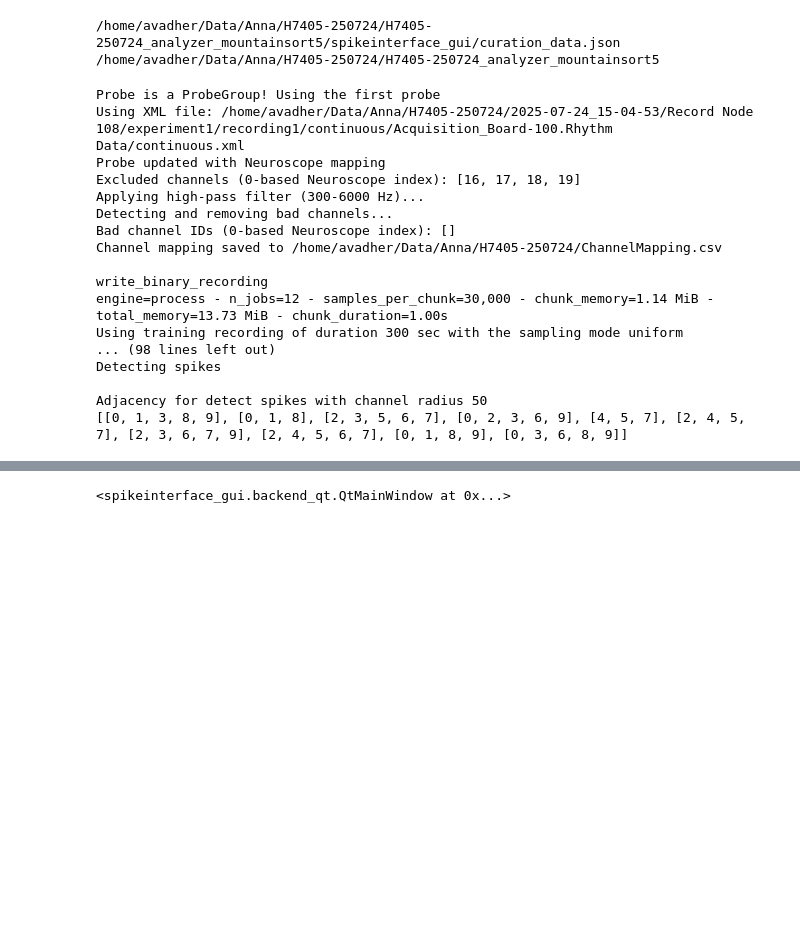
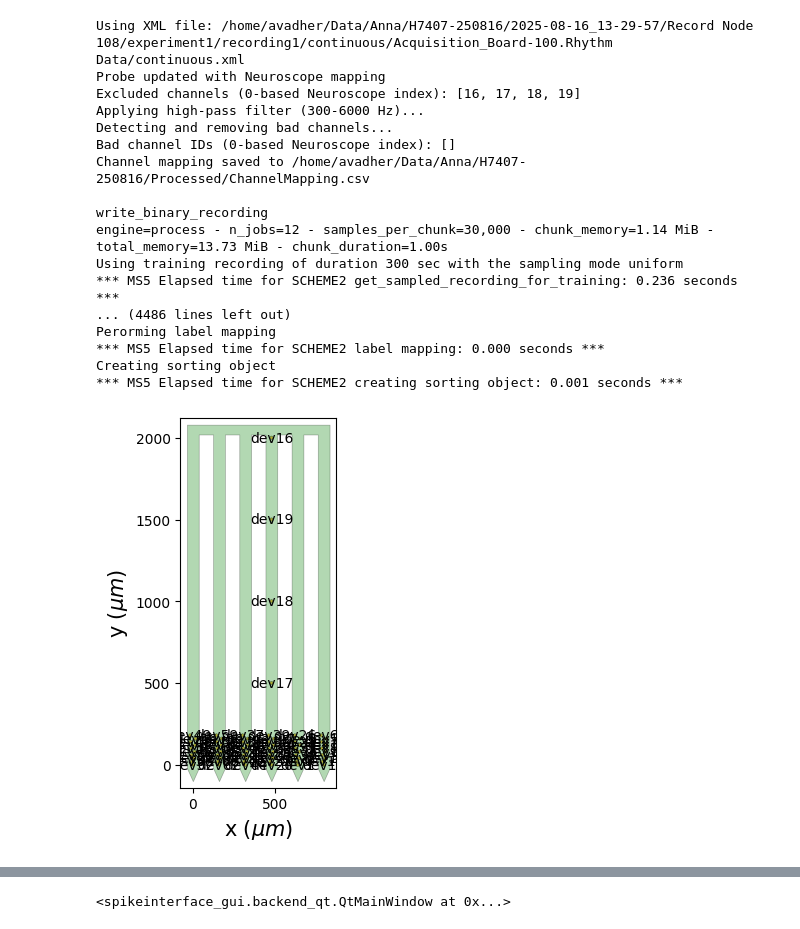
Before and after one commit to Wood-Dudchenko-lab/woodsort, a Jupyter notebook: pipelines_sorting/Pipeline_H7400.ipynb, the cells around one changed output, grey strips where cells are left out. Drawn from its saved outputs; the diff is of its cells as text; code cells hidden in the pictures; blank space fills up the shorter version.

```diff
--- a/pipelines_sorting/Pipeline_H7400.ipynb
+++ b/pipelines_sorting/Pipeline_H7400.ipynb
@@ -14,16 +14,19 @@ import warnings
 
 ### Parameters set manually ###
 
-run_spike_sorting = True # set to True if you want to re-run sorting and analyzer, False if using previously saved analyzer
+run_spike_sorting = True # set to True to run sorting and analyzer, False if using previously saved analyzer
+extract_data = False # set to True to extract additional data (tracking, etc.)
+extract_LFP = False # set True to extract LFP
 
 # path to the recording folder (the folder containing the OpenEphys folder YYYY-MM-DD_hh-mm-ss)
-recfolder_path = '/home/avadher/Data/Anna/H7405-250724/'
+data_path = '/home/avadher/Data/Anna/'
+rec_name = 'H7407-250816'
 
 # set parameters for probe
 shank_groups = [0, 1, 2, 3, 4, 5] # specify which groups in the xml file are shanks to be sorted (0-base)
 custom_probe_path = 'probe_layouts/Buzsaki64sp.json'
 excluded_channels = [16, 17, 18, 19]  # 0-base Neuroscope notation
-#excluded_channels = ["CH49", "CH50", "CH51", "CH52"]
+#excluded_channels = [48, 49, 50, 51]
 
 # set parameters for spike sorting
 sorter = "mountainsort5"
@@ -42,17 +45,16 @@ max_spacing = 8  # maximum spacing between two LEDs in cm
 ### parameters set automatically ###
 
 # Set paths
-recfolder_path = Path(recfolder_path)
+data_path = Path(data_path)
+rec_path = data_path / rec_name
+processed_path = rec_path / 'Processed'
 analyzer_metrics_path = Path(woodsort.__file__).parent / analyzer_metrics_path
 custom_probe_path = Path(woodsort.__file__).parent / custom_probe_path
-session_name = recfolder_path.name
-spikesorting_folder_name = f"{session_name}_sorting_{sorter}"
-spikesorting_path =recfolder_path / spikesorting_folder_name
-analyzer_folder_name = f"{session_name}_analyzer_{sorter}"
-analyzer_path = recfolder_path / analyzer_folder_name
-curation_path = analyzer_path / 'spikeinterface_gui/curation_data.json'
-print(curation_path)
-print(analyzer_path)
+spikesorting_folder_name = f"{rec_name}_sorting_{sorter}"
+spikesorting_path = processed_path / spikesorting_folder_name
+analyzer_folder_name = f"{rec_name}_analyzer_{sorter}"
+analyzer_path = processed_path / analyzer_folder_name
+
 # Set the number for cores for parallel processing
 si.set_global_job_kwargs(n_jobs=n_jobs)
 
@@ -60,57 +62,56 @@ si.set_global_job_kwargs(n_jobs=n_jobs)
 warnings.filterwarnings("ignore", category=UserWarning)
 warnings.filterwarnings("ignore", category=DeprecationWarning)
 warnings.filterwarnings("ignore", category=FutureWarning)
-# %% [output]
-/home/avadher/Data/Anna/H7405-250724/H7405-250724_analyzer_mountainsort5/spikeinterface_gui/curation_data.json
-/home/avadher/Data/Anna/H7405-250724/H7405-250724_analyzer_mountainsort5
 # %%
 ### Spike sorting ###
 
 # Load recording and probe, preprocess and fill channel indices from Neuroscope
 if run_spike_sorting:
-    recording = si.read_openephys(recfolder_path,stream_id='0')
+    recording = si.read_openephys(rec_path,stream_id='0')
     probe = pi.read_probeinterface(custom_probe_path)
-    recording = woodsort.openephys.process_openephys_with_neuroscope(
+    recording = woodsort.openephys.process_with_neuroscope(
         recording=recording,
-        probe=probe,
-        session_path=recfolder_path,
+        probe_or_probegroup=probe,
+        session_path=rec_path,
+        save_path=processed_path,
         shank_groups=shank_groups,
         excluded_channels=excluded_channels,
         remove_bad_channels=True,
         plot_probe=True,
         plot_range=[200, 200.05])
 
     # Run spike sorting
     sorting = si.run_sorter(
         recording=recording,
         sorter_name=sorter,
         remove_existing_folder=True,
         folder=spikesorting_path)
 
     ## Compute analyzer
     analyzer_metrics = json.load(open(analyzer_metrics_path))
     si.create_sorting_analyzer(
         recording=recording,
         sorting=sorting,
         format="binary_folder",
         folder=analyzer_path,
         overwrite=True,
     ).compute(analyzer_metrics)
 # %% [output]
-Probe is a ProbeGroup! Using the first probe
-Using XML file: /home/avadher/Data/Anna/H7405-250724/2025-07-24_15-04-53/Record Node 108/experiment1/recording1/continuous/Acquisition_Board-100.Rhythm Data/continuous.xml
+Using XML file: /home/avadher/Data/Anna/H7407-250816/2025-08-16_13-29-57/Record Node 108/experiment1/recording1/continuous/Acquisition_Board-100.Rhythm Data/continuous.xml
 Probe updated with Neuroscope mapping
 Excluded channels (0-based Neuroscope index): [16, 17, 18, 19]
 Applying high-pass filter (300-6000 Hz)...
 Detecting and removing bad channels...
 Bad channel IDs (0-based Neuroscope index): []
-Channel mapping saved to /home/avadher/Data/Anna/H7405-250724/ChannelMapping.csv
+Channel mapping saved to /home/avadher/Data/Anna/H7407-250816/Processed/ChannelMapping.csv
 
 write_binary_recording
 engine=process - n_jobs=12 - samples_per_chunk=30,000 - chunk_memory=1.14 MiB - total_memory=13.73 MiB - chunk_duration=1.00s
 Using training recording of duration 300 sec with the sampling mode uniform
-... (98 lines left out)
-Detecting spikes
-
-Adjacency for detect spikes with channel radius 50
-[[0, 1, 3, 8, 9], [0, 1, 8], [2, 3, 5, 6, 7], [0, 2, 3, 6, 9], [4, 5, 7], [2, 4, 5, 7], [2, 3, 6, 7, 9], [2, 4, 5, 6, 7], [0, 1, 8, 9], [0, 3, 6, 8, 9]]
+*** MS5 Elapsed time for SCHEME2 get_sampled_recording_for_training: 0.236 seconds ***
+... (4486 lines left out)
+Perorming label mapping
+*** MS5 Elapsed time for SCHEME2 label mapping: 0.000 seconds ***
+Creating sorting object
+*** MS5 Elapsed time for SCHEME2 creating sorting object: 0.001 seconds ***
+[figure, added]
```
Also changed, not shown: parts of 4 cells of this notebook, 16 other files.
